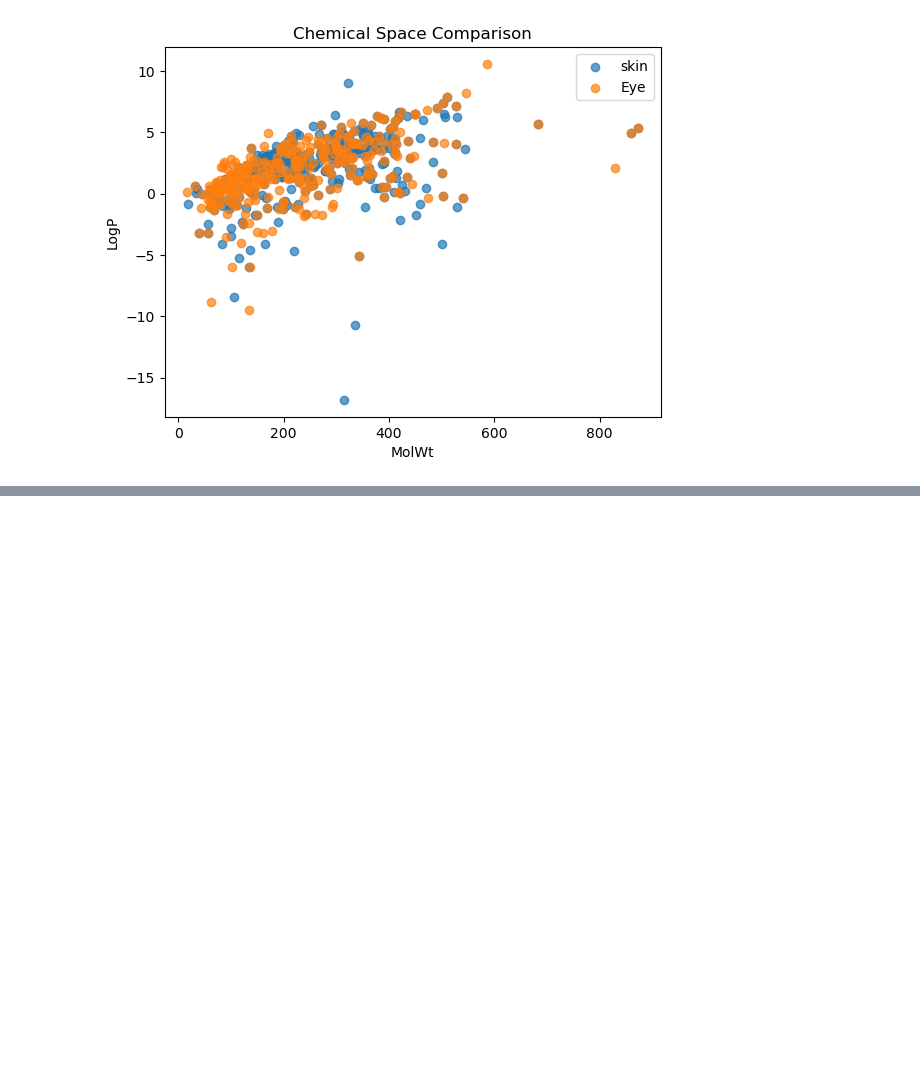
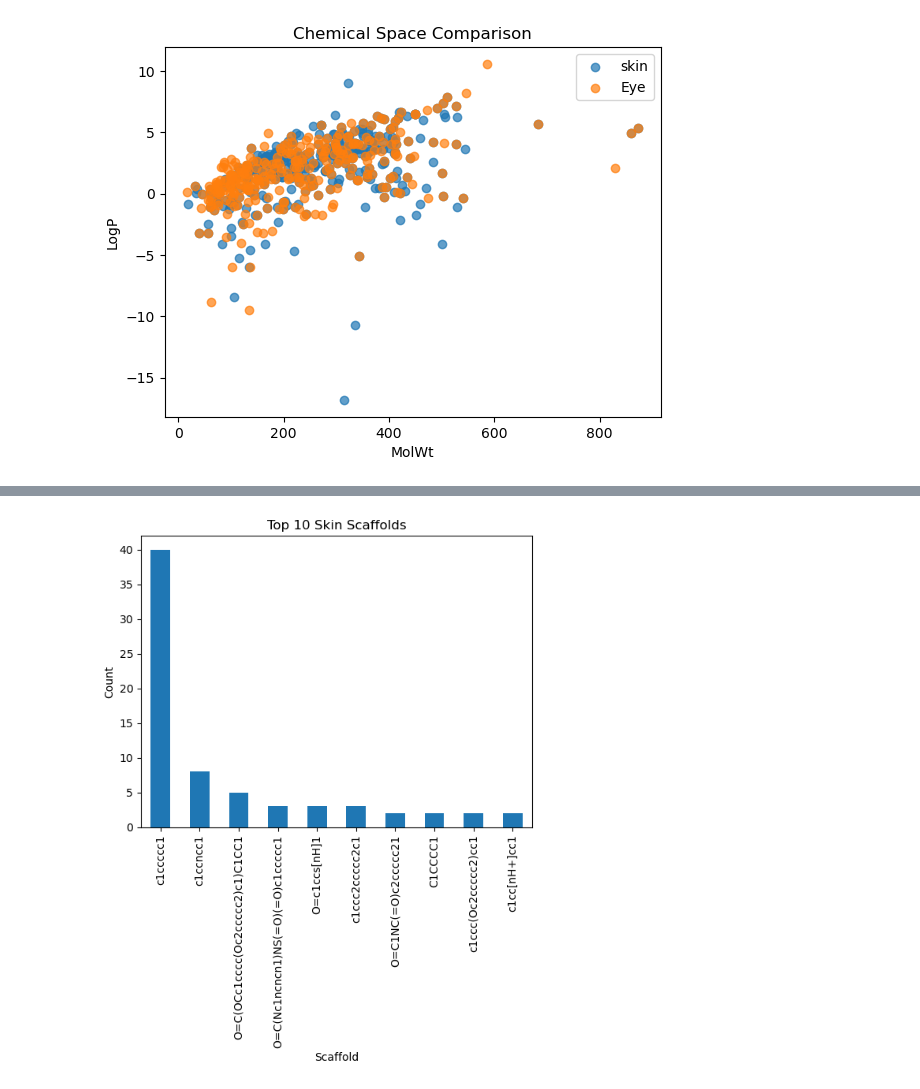
Before and after one commit to Hyeji-Shin-lab/2026-AI-ML, a Jupyter notebook: 기말고사_template1_data_pipeline (1).ipynb, the cells around one changed output, grey strips where cells are left out. Saved outputs shown, nothing was run; the diff lists cells and outputs as text; code cells hidden in the pictures; blank space fills up the shorter version.

```diff
--- a/기말고사_template1_data_pipeline (1).ipynb
+++ b/기말고사_template1_data_pipeline (1).ipynb
@@ -420,0 +616,5 @@ eye_fp = eye_final["SMILES"].apply(mol2fp)
+# %%
+# 가장 많은 scaffold 보기 - eye
+
+eye_top = eye_scaffold["Scaffold"].value_counts()
+print(eye_top.head(10))
@@ -420,0 +649,15 @@ eye_fp = eye_final["SMILES"].apply(mol2fp)
+# %%
+# eye scaffold top 10 시각화
+
+eye_top.head(10).plot(kind = "bar")
+
+plt.title("Top 10 Skin Scaffolds")
+
+plt.xlabel("Scaffold")
+plt.ylabel("Count")
+
+plt.xticks(rotation = 90)
+
+plt.show()
+# %% [output]
+[figure, added]
```
Also changed, not shown: parts of 24 cells of this notebook.
